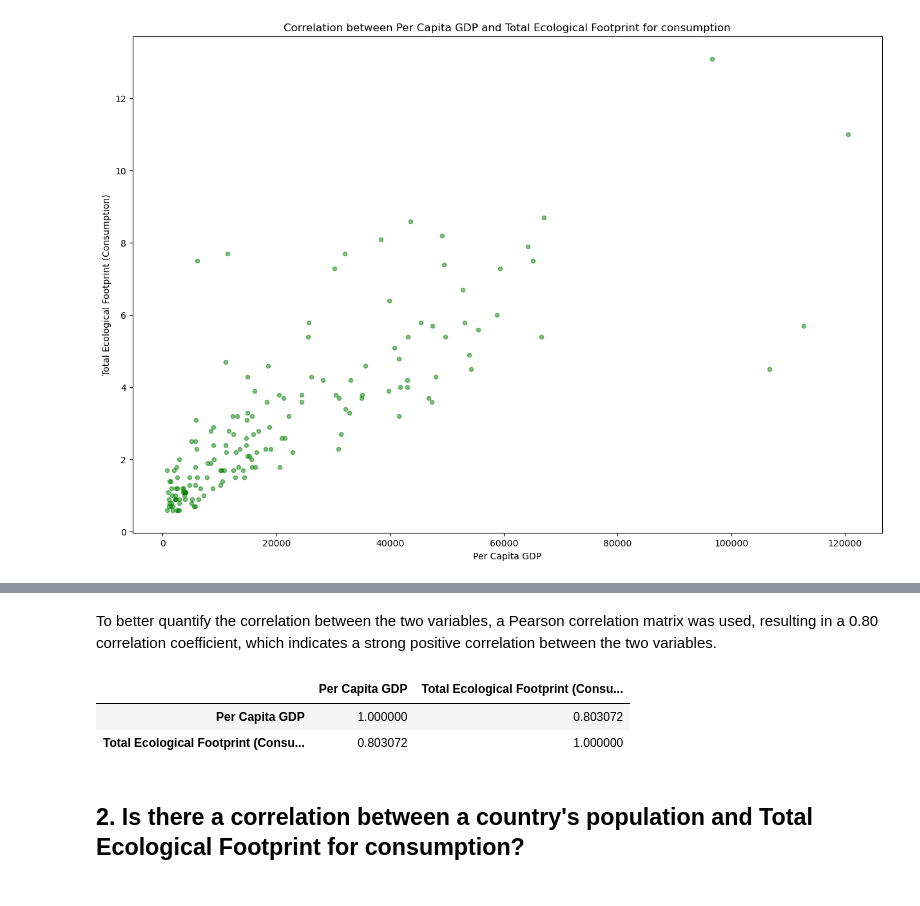
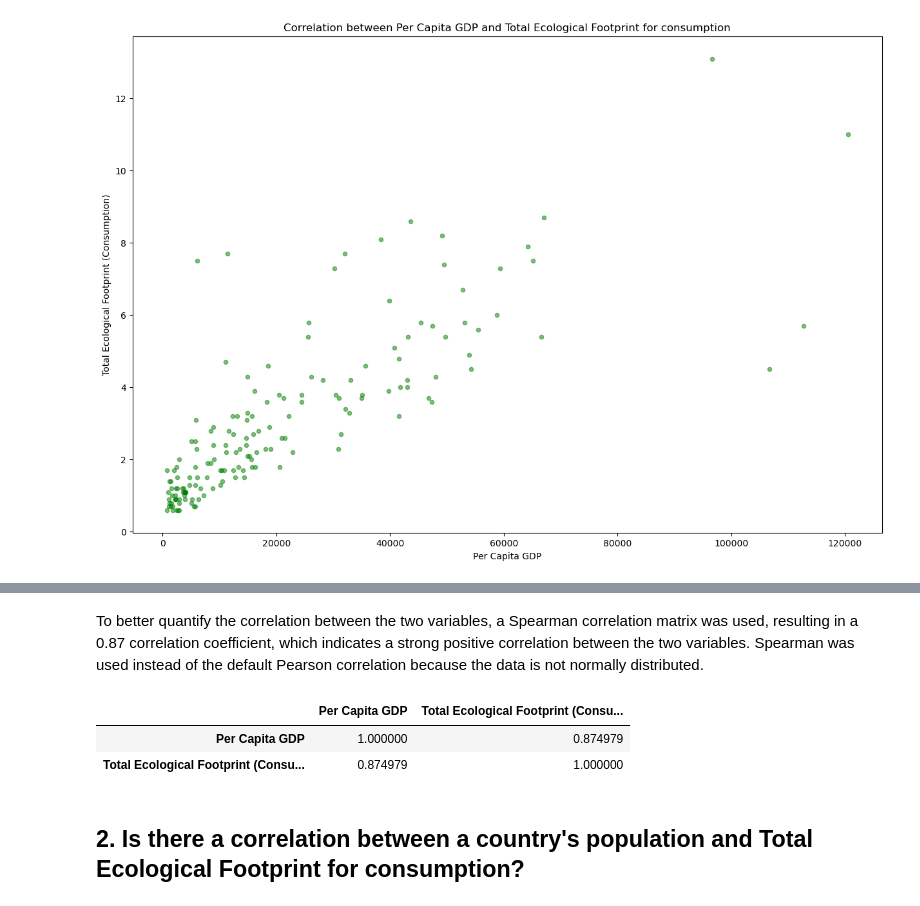
Before and after one commit to jayylmao/CSMODEL, a Jupyter notebook: CSMODEL-Project-Phase-1.ipynb, the cells around one changed output, grey strips where cells are left out. Drawn from its saved outputs; the diff is of its cells as text; code cells hidden in the pictures.

```diff
--- a/CSMODEL-Project-Phase-1.ipynb
+++ b/CSMODEL-Project-Phase-1.ipynb
@@ -261,11 +305,11 @@ plt.show()
 # %% [markdown]
-To better quantify the correlation between the two variables, a Pearson correlation matrix was used, resulting in a 0.80 correlation coefficient, which indicates a strong positive correlation between the two variables.
+To better quantify the correlation between the two variables, a Spearman correlation matrix was used, resulting in a 0.87 correlation coefficient, which indicates a strong positive correlation between the two variables. Spearman was used instead of the default Pearson correlation because the data is not normally distributed.
 # %%
-pcgdp_eco_footprint.corr()
+pcgdp_eco_footprint.corr(method = 'spearman')
 # %% [output]
 |  | Per Capita GDP | Total Ecological Footprint (Consu... |
-| Per Capita GDP | 1.000000 | 0.803072 |
-| Total Ecological Footprint (Consu... | 0.803072 | 1.000000 |
+| Per Capita GDP | 1.000000 | 0.874979 |
+| Total Ecological Footprint (Consu... | 0.874979 | 1.000000 |
 # %% [markdown]
 ## 2. Is there a correlation between a country's population and Total Ecological Footprint for consumption?
 # %% [markdown]
```
Also changed, not shown: parts of 23 cells of this notebook.
